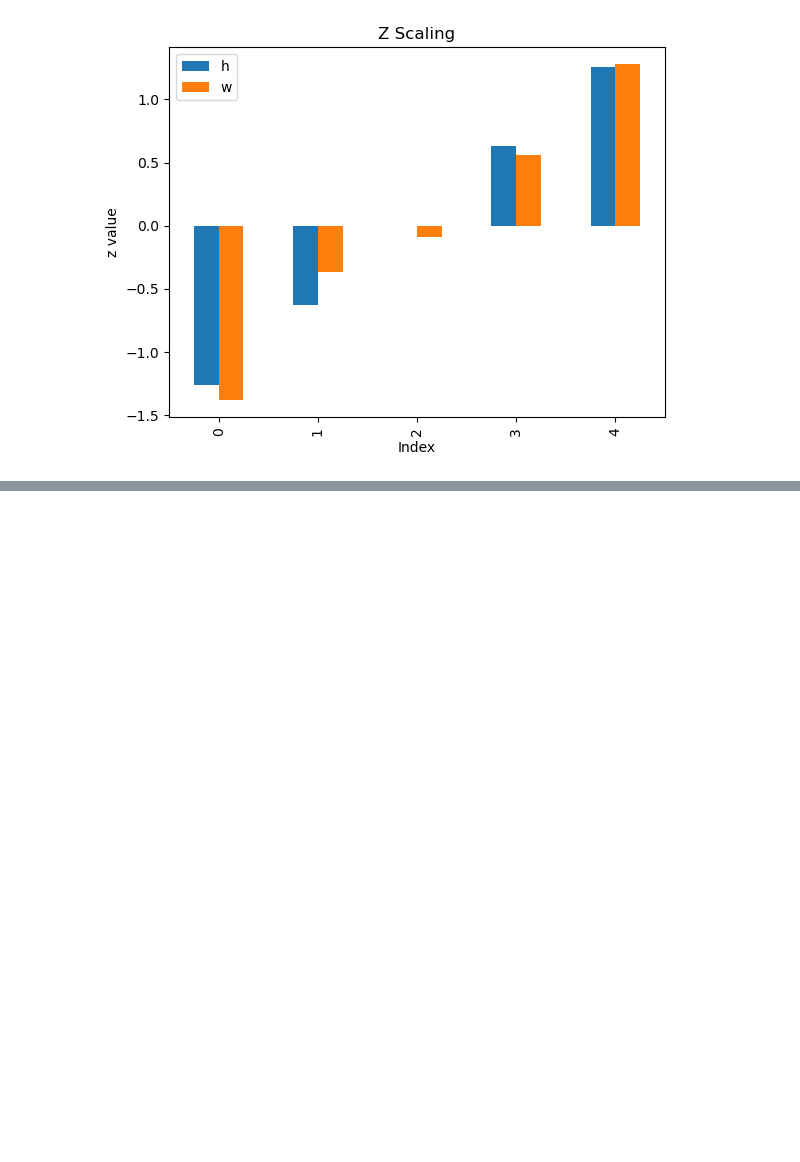
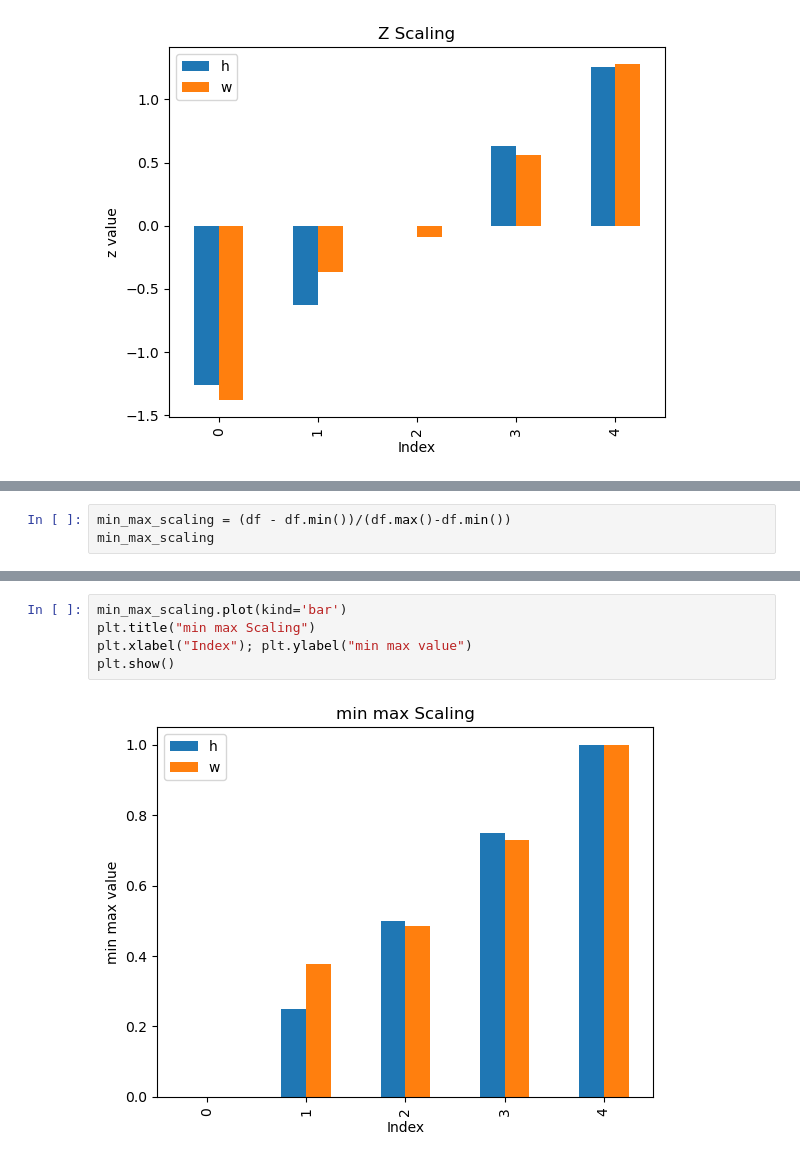
Before and after one commit to kazrkb/ml-modules, a Jupyter notebook: m-3/m-3.ipynb, the cells around one changed output, grey strips where cells are left out. Cells and saved outputs as stored; diff of their text form; blank space fills up the shorter version.

Commit message:
min max scaling completed

```diff
--- a/m-3/m-3.ipynb
+++ b/m-3/m-3.ipynb
@@ -46,0 +56,3 @@ plt.show()
+# %%
+min_max_scaling = (df - df.min())/(df.max()-df.min())
+min_max_scaling
@@ -46,0 +66,7 @@ plt.show()
+# %%
+min_max_scaling.plot(kind='bar')
+plt.title("min max Scaling")
+plt.xlabel("Index"); plt.ylabel("min max value")
+plt.show()
+# %% [output]
+[figure, added]
```
Also changed, not shown: parts of 2 cells of this notebook.
